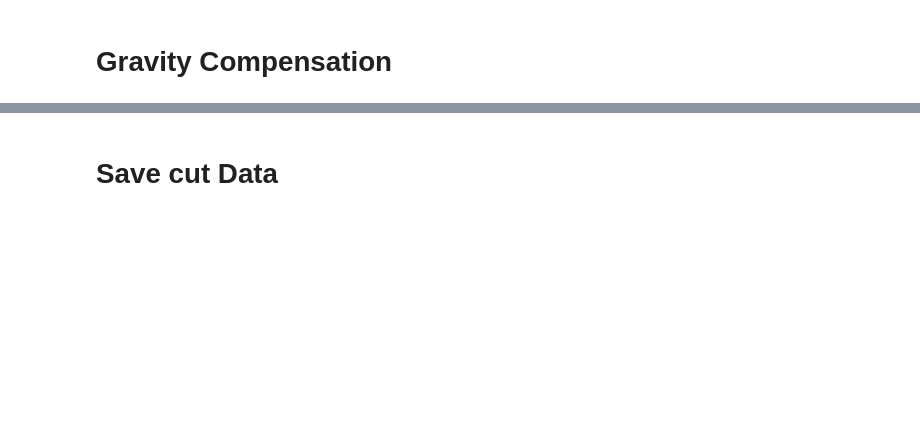
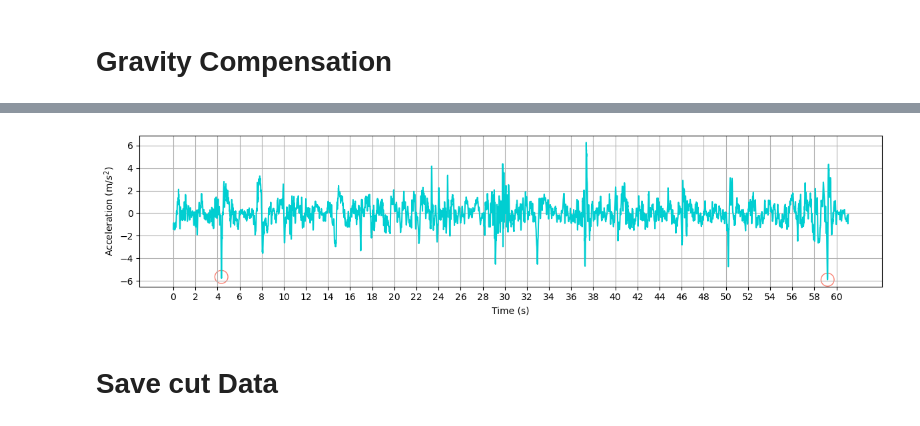
Before and after one commit to doertiboy/MasterStudy, a Jupyter notebook: DataSynchronisation.ipynb, the cells around one changed output, grey strips where cells are left out. Cells and saved outputs as stored; diff of their text form; code cells hidden in the pictures; blank space fills up the shorter version.

```diff
--- a/DataSynchronisation.ipynb
+++ b/DataSynchronisation.ipynb
@@ -170,3 +189,29 @@ plt.show()
+# %%
+import numpy as np
+import matplotlib.pyplot as plt
+
+person_name = 'p1'
+acc_y_global = acc_dict[person_name]['acc_y_global']
+
+# Create a time axis
+time = np.arange(len(acc_y_global)) / 120  # Dividing by 120 to convert to seconds
+
+
+plt.figure(figsize=(12, 3))
+plt.plot(time, acc_y_global, label='Y Axis', color='darkturquoise')
+
+# Adding the red oval at 4 seconds
+plt.scatter(4.35, -5.65, color='salmon', edgecolor='salmon', s=200, facecolors='none')
+plt.scatter(59.2, -5.9, color='salmon', edgecolor='salmon', s=200, facecolors='none')
+
+plt.xlabel('Time (s)')
+plt.ylabel('Acceleration (m/$s^2$)')
+plt.xticks(np.arange(0, max(time), 2))  # Adjust the second parameter to control the spacing between ticks
+plt.grid(True)
+plt.tight_layout()
+plt.show()
+# %% [output]
+[figure, added]
 # %% [markdown]
 # Save cut Data
 # %%
```
Also changed, not shown: parts of 3 cells of this notebook, 45 other files.
